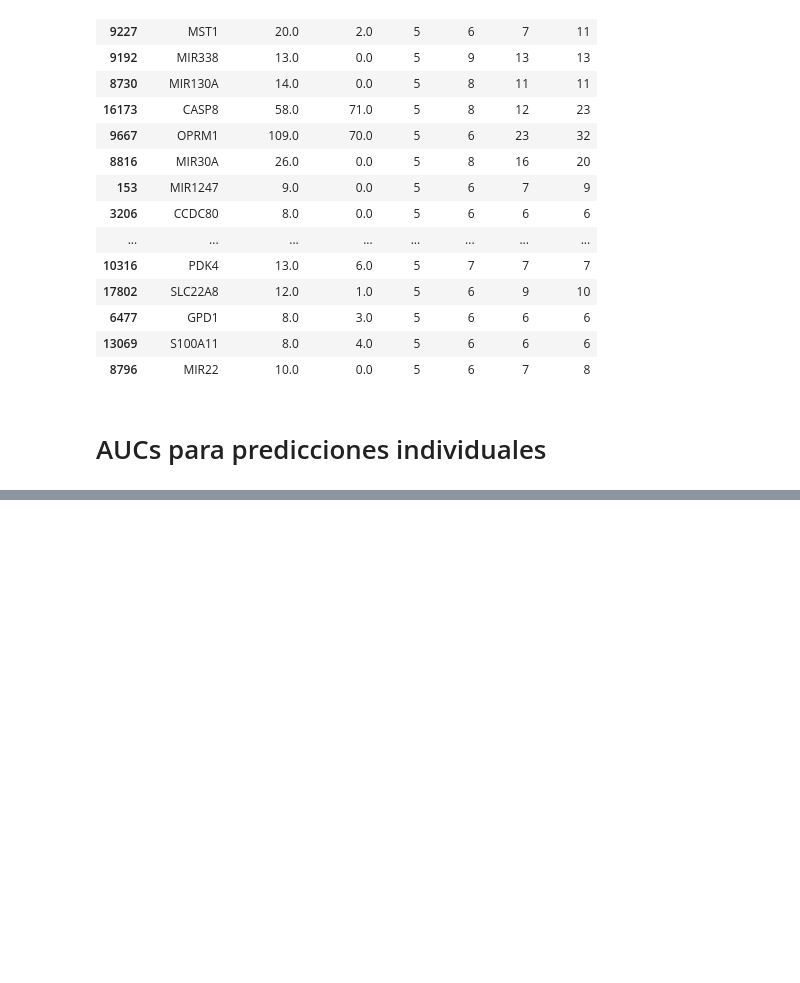
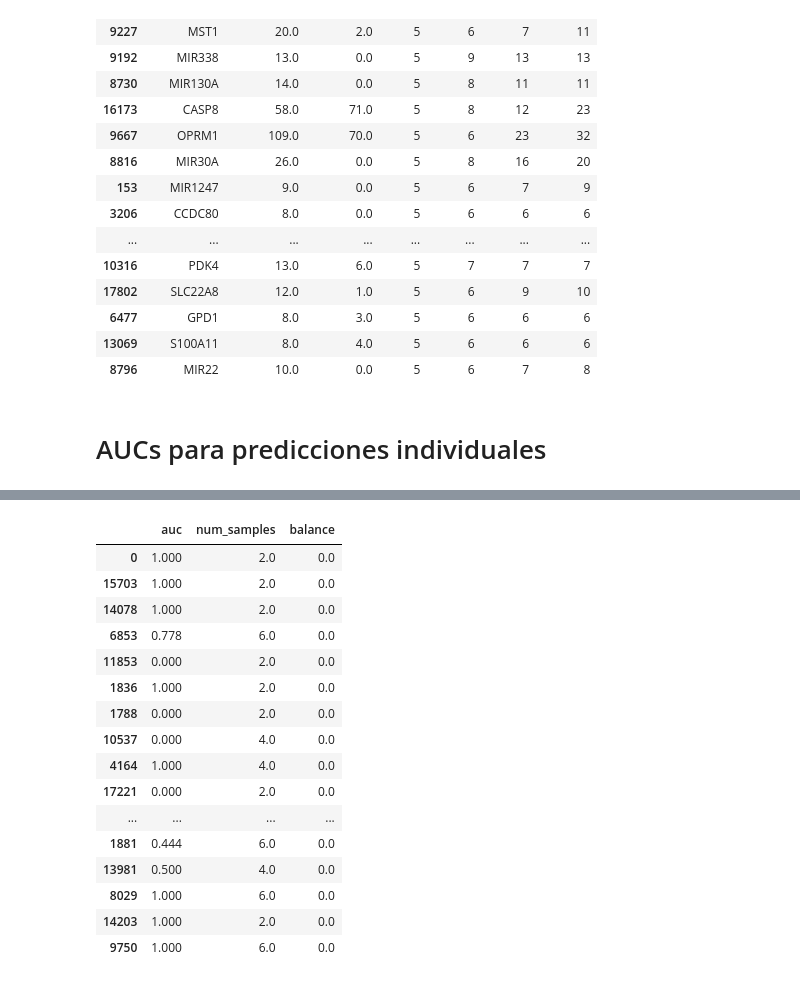
Before and after one commit to ingridheuer/gcnn_gdas, a Jupyter notebook: exploration/notebooks/pipeline_exploration/explore_predictions.ipynb, the cells around one changed output, grey strips where cells are left out. Cells and saved outputs as stored; diff of their text form; code cells hidden in the pictures; blank space fills up the shorter version.

```diff
--- a/exploration/notebooks/pipeline_exploration/explore_predictions.ipynb
+++ b/exploration/notebooks/pipeline_exploration/explore_predictions.ipynb
@@ -415,0 +506,20 @@ gene_auc
+# %%
+gene_auc.sort_values(by="balance")[:20]
+# %% [output]
+|  | auc | num_samples | balance |
+| 0 | 1.000 | 2.0 | 0.0 |
+| 15703 | 1.000 | 2.0 | 0.0 |
+| 14078 | 1.000 | 2.0 | 0.0 |
+| 6853 | 0.778 | 6.0 | 0.0 |
+| 11853 | 0.000 | 2.0 | 0.0 |
+| 1836 | 1.000 | 2.0 | 0.0 |
+| 1788 | 0.000 | 2.0 | 0.0 |
+| 10537 | 0.000 | 4.0 | 0.0 |
+| 4164 | 1.000 | 4.0 | 0.0 |
+| 17221 | 0.000 | 2.0 | 0.0 |
+| ... | ... | ... | ... |
+| 1881 | 0.444 | 6.0 | 0.0 |
+| 13981 | 0.500 | 4.0 | 0.0 |
+| 8029 | 1.000 | 6.0 | 0.0 |
+| 14203 | 1.000 | 2.0 | 0.0 |
+| 9750 | 1.000 | 6.0 | 0.0 |
```
Also changed, not shown: parts of 17 cells of this notebook, 7 other files.
